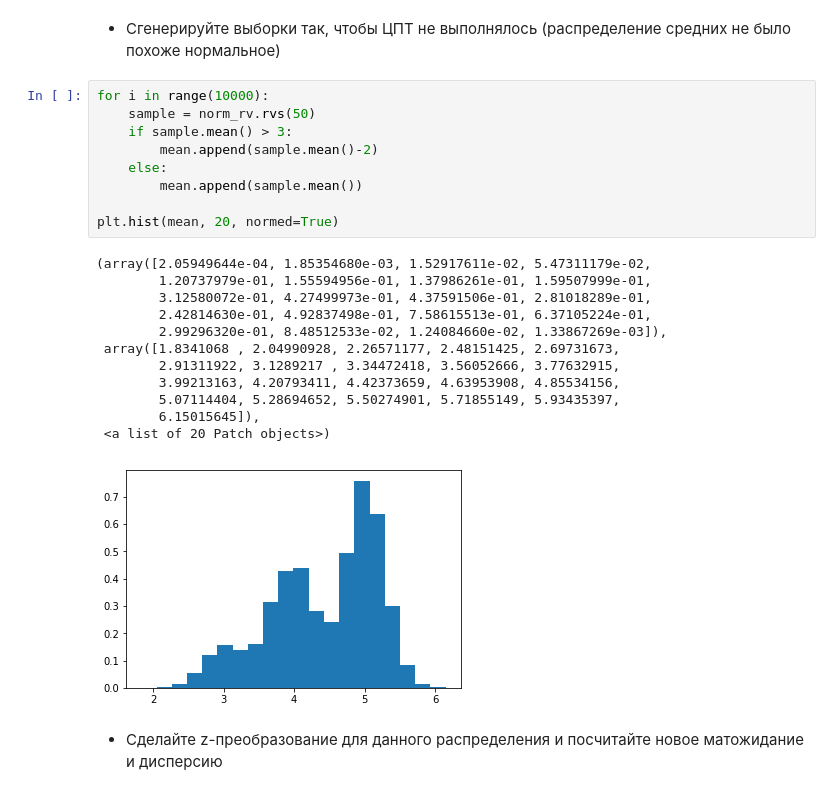
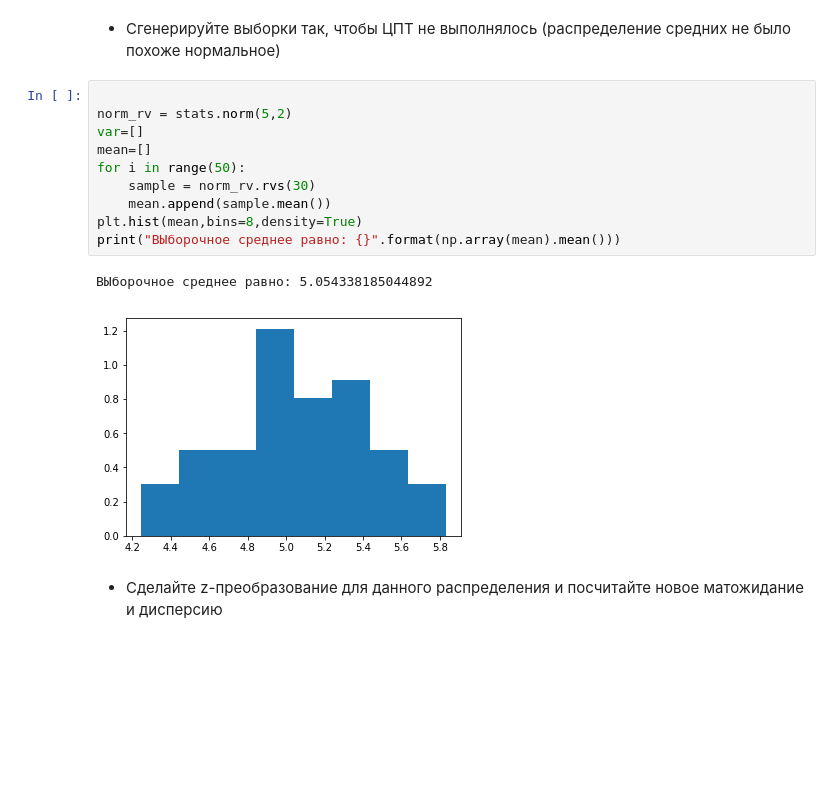
Before and after one commit to dsemen/netology, a Jupyter notebook: hw2_stats.ipynb, the cells around one changed output. Drawn from its saved outputs; the diff is of its cells as text; blank space fills up the shorter version.

```diff
--- a/hw2_stats.ipynb
+++ b/hw2_stats.ipynb
@@ -150,27 +146,18 @@ plt.hist(mean, 20, normed=True)
 # %% [markdown]
 - Сгенерируйте выборки так, чтобы ЦПТ не выполнялось (распределение средних не было похоже нормальное)
-# %%
-for i in range(10000):
-    sample = norm_rv.rvs(50)
-    if sample.mean() > 3:
-        mean.append(sample.mean()-2)
-    else:
-        mean.append(sample.mean())
-
-plt.hist(mean, 20, normed=True)
-# %% [output]
-(array([2.05949644e-04, 1.85354680e-03, 1.52917611e-02, 5.47311179e-02,
-        1.20737979e-01, 1.55594956e-01, 1.37986261e-01, 1.59507999e-01,
-        3.12580072e-01, 4.27499973e-01, 4.37591506e-01, 2.81018289e-01,
-        2.42814630e-01, 4.92837498e-01, 7.58615513e-01, 6.37105224e-01,
-        2.99296320e-01, 8.48512533e-02, 1.24084660e-02, 1.33867269e-03]),
- array([1.8341068 , 2.04990928, 2.26571177, 2.48151425, 2.69731673,
-        2.91311922, 3.1289217 , 3.34472418, 3.56052666, 3.77632915,
-        3.99213163, 4.20793411, 4.42373659, 4.63953908, 4.85534156,
-        5.07114404, 5.28694652, 5.50274901, 5.71855149, 5.93435397,
-        6.15015645]),
- <a list of 20 Patch objects>)
-[figure, removed]
+# %%
+
+norm_rv = stats.norm(5,2)
+var=[]
+mean=[]
+for i in range(50):
+    sample = norm_rv.rvs(30)
+    mean.append(sample.mean())
+plt.hist(mean,bins=8,density=True)
+print("ВЫборочное среднее равно: {}".format(np.array(mean).mean()))
+# %% [output]
+ВЫборочное среднее равно: 5.054338185044892
+[figure, added]
 # %% [markdown]
 - Сделайте z-преобразование для данного распределения и посчитайте новое матожидание и дисперсию
 # %%
```
Also changed, not shown: parts of 17 cells of this notebook.
